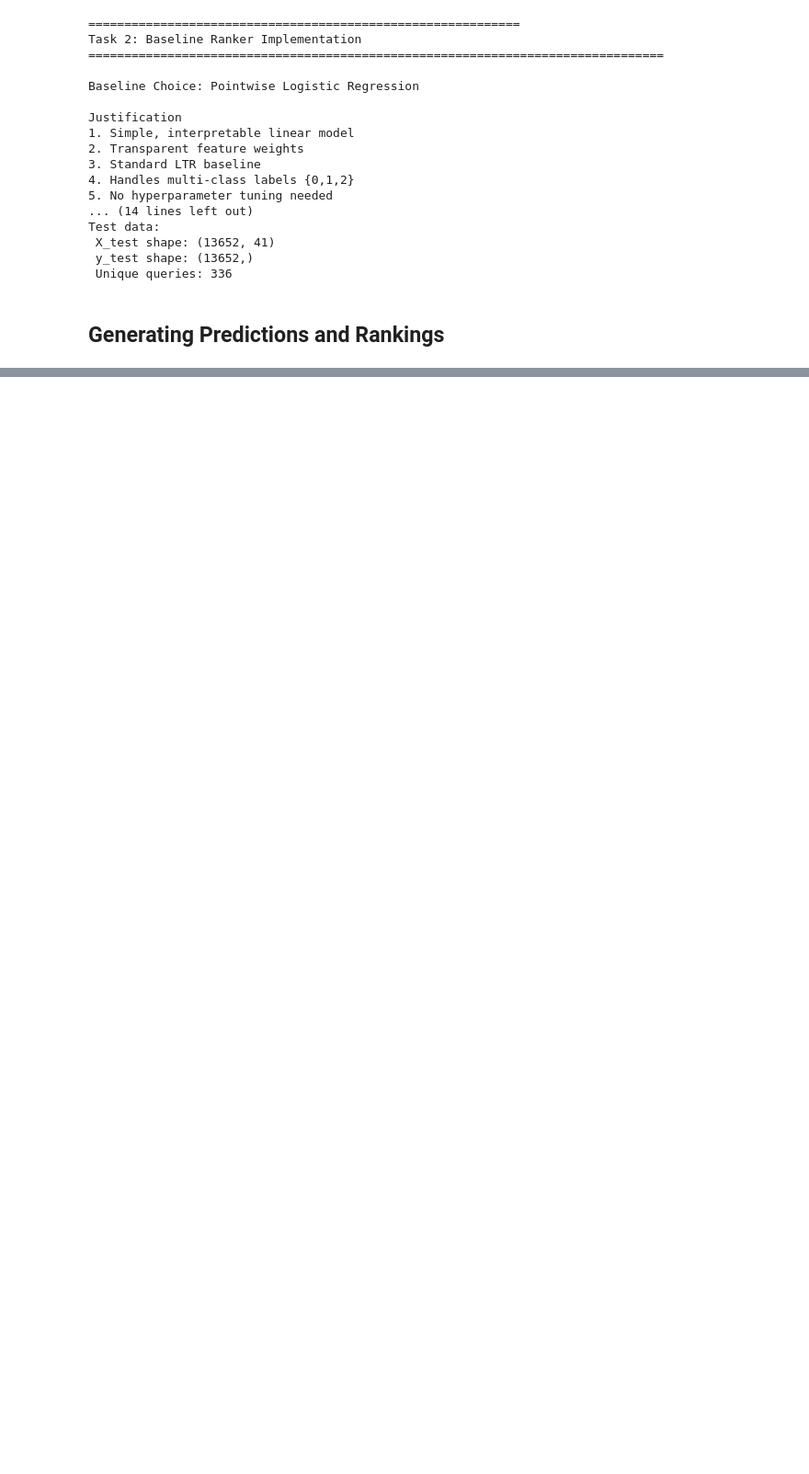
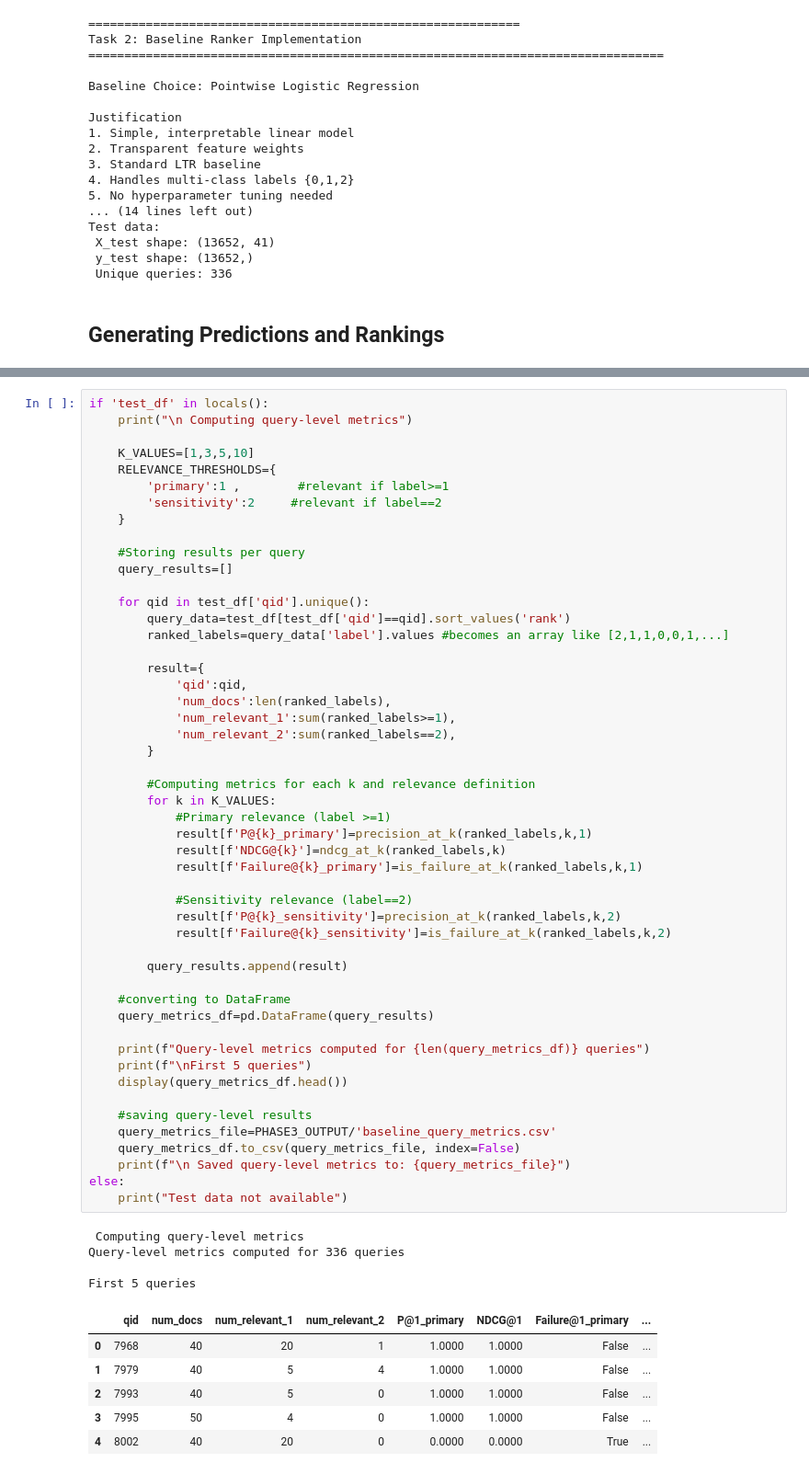
Before and after one commit to KushalMarahatta/Capstone_coding, a Jupyter notebook: notebooks/03_baseline_ranking.ipynb, the cells around one changed output, grey strips where cells are left out. Shown at 92% size. Saved outputs shown, nothing was run; the diff lists cells and outputs as text; blank space fills up the shorter version.

```diff
--- a/notebooks/03_baseline_ranking.ipynb
+++ b/notebooks/03_baseline_ranking.ipynb
@@ -564,0 +746,61 @@ Sample query (qid=7968):
+# %%
+if 'test_df' in locals():
+    print("\n Computing query-level metrics")
+
+    K_VALUES=[1,3,5,10]
+    RELEVANCE_THRESHOLDS={
+        'primary':1 ,        #relevant if label>=1
+        'sensitivity':2     #relevant if label==2
+    }
+
+    #Storing results per query
+    query_results=[]
+
+    for qid in test_df['qid'].unique():
+        query_data=test_df[test_df['qid']==qid].sort_values('rank')
+        ranked_labels=query_data['label'].values #becomes an array like [2,1,1,0,0,1,...]
+
+        result={
+            'qid':qid,
+            'num_docs':len(ranked_labels),
+            'num_relevant_1':sum(ranked_labels>=1),
+            'num_relevant_2':sum(ranked_labels==2),
+        }
+
+        #Computing metrics for each k and relevance definition
+        for k in K_VALUES:
+            #Primary relevance (label >=1)
+            result[f'P@{k}_primary']=precision_at_k(ranked_labels,k,1)
+            result[f'NDCG@{k}']=ndcg_at_k(ranked_labels,k)
+            result[f'Failure@{k}_primary']=is_failure_at_k(ranked_labels,k,1)
+
+            #Sensitivity relevance (label==2)
+            result[f'P@{k}_sensitivity']=precision_at_k(ranked_labels,k,2)
+            result[f'Failure@{k}_sensitivity']=is_failure_at_k(ranked_labels,k,2)
+
+        query_results.append(result)
+
+    #converting to DataFrame
+    query_metrics_df=pd.DataFrame(query_results)
+
+    print(f"Query-level metrics computed for {len(query_metrics_df)} queries")
+    print(f"\nFirst 5 queries")
+    display(query_metrics_df.head())
+
+    #saving query-level results
+    query_metrics_file=PHASE3_OUTPUT/'baseline_query_metrics.csv'
+    query_metrics_df.to_csv(query_metrics_file, index=False)
+    print(f"\n Saved query-level metrics to: {query_metrics_file}")
+else:
+    print("Test data not available")
+# %% [output]
+ Computing query-level metrics
+Query-level metrics computed for 336 queries
+
+First 5 queries
+|  | qid | num_docs | num_relevant_1 | num_relevant_2 | P@1_primary | NDCG@1 | Failure@1_primary | ... |
+| 0 | 7968 | 40 | 20 | 1 | 1.0000 | 1.0000 | False | ... |
+| 1 | 7979 | 40 | 5 | 4 | 1.0000 | 1.0000 | False | ... |
+| 2 | 7993 | 40 | 5 | 0 | 1.0000 | 1.0000 | False | ... |
+| 3 | 7995 | 50 | 4 | 0 | 1.0000 | 1.0000 | False | ... |
+| 4 | 8002 | 40 | 20 | 0 | 0.0000 | 0.0000 | True | ... |
```
Also changed, not shown: parts of 35 cells of this notebook.
